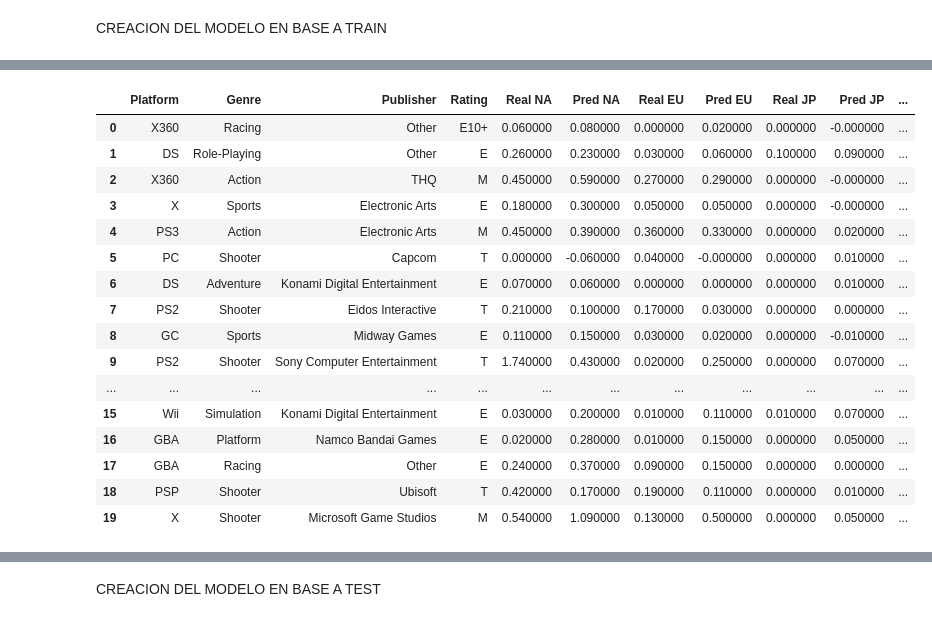
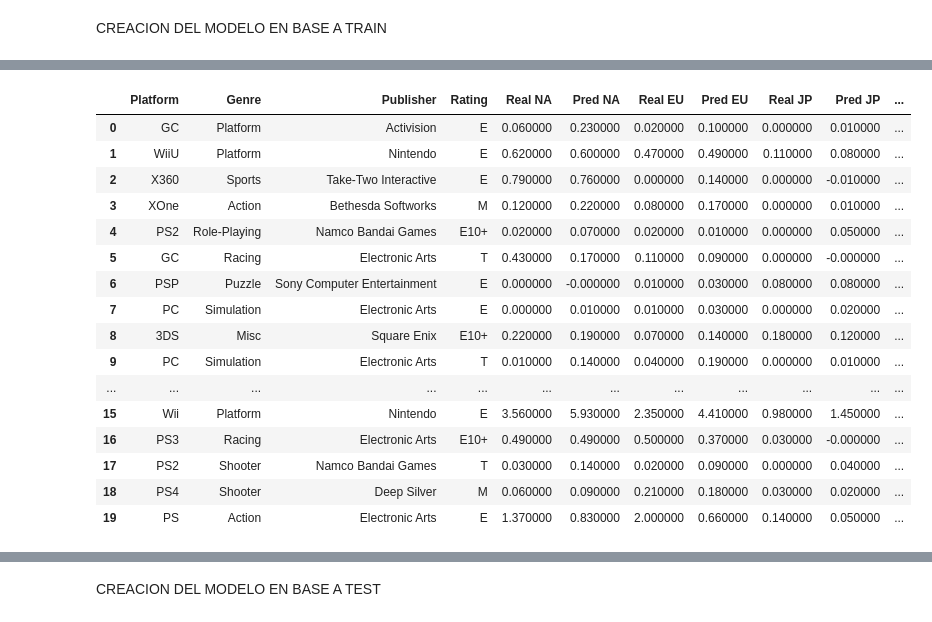
Before and after one commit to Zathiald/VideoGamePrediction_A01705403, a Jupyter notebook: VideoGamePredictionA01705403.ipynb, the cells around one changed output, grey strips where cells are left out. Drawn from its saved outputs; the diff is of its cells as text; code cells hidden in the pictures.

```diff
--- a/VideoGamePredictionA01705403.ipynb
+++ b/VideoGamePredictionA01705403.ipynb
@@ -254,6 +219,5 @@ X_train, X_test, y_train_reg, y_test_reg = train_test_split(
     X,
     y_reg,
     test_size=0.2,
-    random_state=42,
-    stratify=y_class
+    random_state=42
 )
@@ -465,15 +440,15 @@ CREACION DEL MODELO EN BASE A TRAIN
 
 regressor = MLPRegressor(
 
-    hidden_layer_sizes=(32, 16),
+    hidden_layer_sizes=(128, 64, 32),
 
     activation="relu",
 
     solver="adam",
 
-    alpha=0.1,
+    alpha=0.001,
 
-    learning_rate_init=0.0005,
+    learning_rate_init=0.001,
 
     max_iter=1000,
 
@@ -483,7 +458,7 @@ regressor = MLPRegressor(
 
     n_iter_no_change=20,
 
-    random_state=42,
+    random_state=42
 )
 
 # Entrenar red neuronal
@@ -600,12 +485,9 @@ y_pred_reg = scaler.inverse_transform(
     y_pred_reg_scaled
 )
 
-y_pred_reg = np.expm1(y_pred_reg)
-
-# ---------- CLASIFICACIÓN ----------
-
-y_pred_class = classifier.predict(
-    X_train_class
+# Solo ventas
+y_pred_reg[:,0:5] = np.expm1(
+    y_pred_reg[:,0:5]
 )
 # %%
 # ==========================================
@@ -617,19 +499,6 @@ train_original = vg_data.loc[
     y_train_reg.index
 ].copy()
 
-# Valores reales convertidos a texto
-critic_real_text = (
-    label_encoder.inverse_transform(
-        y_train_class.astype(int)
-    )
-)
-
-# Valores predichos convertidos a texto
-critic_pred_text = (
-    label_encoder.inverse_transform(
-        y_pred_class.astype(int)
-    )
-)
 
 # ==========================================
 # TABLA DE RESULTADOS
@@ -660,10 +529,8 @@ resultados = pd.DataFrame({
     "Real Global": np.expm1(y_train_reg["Global_Sales"].values),
     "Pred Global": y_pred_reg[:, 4],
 
-    # ---------- CLASIFICACIÓN ----------
-
-    "Real Critic": critic_real_text,
-    "Pred Critic": critic_pred_text
+    "Real Critic": y_train_reg["Critic_Score"].values,
+    "Pred Critic": y_pred_reg[:, 5]
 
 })
 
@@ -683,7 +550,10 @@ columnas_numericas = [
     "Pred Other",
 
     "Real Global",
-    "Pred Global"
+    "Pred Global",
+
+    "Real Critic",
+    "Pred Critic"
 ]
 
 resultados[columnas_numericas] = (
@@ -694,49 +564,49 @@ resultados[columnas_numericas] = (
 styled_results = (
 
     resultados.head(20).style
 
     .set_properties(**{
         "text-align": "center",
         "font-size": "10pt"
     })
 
     .set_table_styles([
         {
             "selector": "th",
             "props": [
                 ("background-color", "#1F4E78"),
                 ("color", "white"),
                 ("font-weight", "bold"),
                 ("text-align", "center")
             ]
         }
     ])
 
     .background_gradient(
         cmap="Blues",
         subset=columnas_numericas
     )
 )
 
 styled_results
 # %% [output]
 |  | Platform | Genre | Publisher | Rating | Real NA | Pred NA | Real EU | Pred EU | Real JP | Pred JP | ... |
-| 0 | X360 | Racing | Other | E10+ | 0.060000 | 0.080000 | 0.000000 | 0.020000 | 0.000000 | -0.000000 | ... |
-| 1 | DS | Role-Playing | Other | E | 0.260000 | 0.230000 | 0.030000 | 0.060000 | 0.100000 | 0.090000 | ... |
-| 2 | X360 | Action | THQ | M | 0.450000 | 0.590000 | 0.270000 | 0.290000 | 0.000000 | -0.000000 | ... |
-| 3 | X | Sports | Electronic Arts | E | 0.180000 | 0.300000 | 0.050000 | 0.050000 | 0.000000 | -0.000000 | ... |
-| 4 | PS3 | Action | Electronic Arts | M | 0.450000 | 0.390000 | 0.360000 | 0.330000 | 0.000000 | 0.020000 | ... |
-| 5 | PC | Shooter | Capcom | T | 0.000000 | -0.060000 | 0.040000 | -0.000000 | 0.000000 | 0.010000 | ... |
-| 6 | DS | Adventure | Konami Digital Entertainment | E | 0.070000 | 0.060000 | 0.000000 | 0.000000 | 0.000000 | 0.010000 | ... |
-| 7 | PS2 | Shooter | Eidos Interactive | T | 0.210000 | 0.100000 | 0.170000 | 0.030000 | 0.000000 | 0.000000 | ... |
-| 8 | GC | Sports | Midway Games | E | 0.110000 | 0.150000 | 0.030000 | 0.020000 | 0.000000 | -0.010000 | ... |
-| 9 | PS2 | Shooter | Sony Computer Entertainment | T | 1.740000 | 0.430000 | 0.020000 | 0.250000 | 0.000000 | 0.070000 | ... |
+| 0 | GC | Platform | Activision | E | 0.060000 | 0.230000 | 0.020000 | 0.100000 | 0.000000 | 0.010000 | ... |
+| 1 | WiiU | Platform | Nintendo | E | 0.620000 | 0.600000 | 0.470000 | 0.490000 | 0.110000 | 0.080000 | ... |
+| 2 | X360 | Sports | Take-Two Interactive | E | 0.790000 | 0.760000 | 0.000000 | 0.140000 | 0.000000 | -0.010000 | ... |
+| 3 | XOne | Action | Bethesda Softworks | M | 0.120000 | 0.220000 | 0.080000 | 0.170000 | 0.000000 | 0.010000 | ... |
+| 4 | PS2 | Role-Playing | Namco Bandai Games | E10+ | 0.020000 | 0.070000 | 0.020000 | 0.010000 | 0.000000 | 0.050000 | ... |
+| 5 | GC | Racing | Electronic Arts | T | 0.430000 | 0.170000 | 0.110000 | 0.090000 | 0.000000 | -0.000000 | ... |
+| 6 | PSP | Puzzle | Sony Computer Entertainment | E | 0.000000 | -0.000000 | 0.010000 | 0.030000 | 0.080000 | 0.080000 | ... |
+| 7 | PC | Simulation | Electronic Arts | E | 0.000000 | 0.010000 | 0.010000 | 0.030000 | 0.000000 | 0.020000 | ... |
+| 8 | 3DS | Misc | Square Enix | E10+ | 0.220000 | 0.190000 | 0.070000 | 0.140000 | 0.180000 | 0.120000 | ... |
+| 9 | PC | Simulation | Electronic Arts | T | 0.010000 | 0.140000 | 0.040000 | 0.190000 | 0.000000 | 0.010000 | ... |
 | ... | ... | ... | ... | ... | ... | ... | ... | ... | ... | ... | ... |
-| 15 | Wii | Simulation | Konami Digital Entertainment | E | 0.030000 | 0.200000 | 0.010000 | 0.110000 | 0.010000 | 0.070000 | ... |
-| 16 | GBA | Platform | Namco Bandai Games | E | 0.020000 | 0.280000 | 0.010000 | 0.150000 | 0.000000 | 0.050000 | ... |
-| 17 | GBA | Racing | Other | E | 0.240000 | 0.370000 | 0.090000 | 0.150000 | 0.000000 | 0.000000 | ... |
-| 18 | PSP | Shooter | Ubisoft | T | 0.420000 | 0.170000 | 0.190000 | 0.110000 | 0.000000 | 0.010000 | ... |
-| 19 | X | Shooter | Microsoft Game Studios | M | 0.540000 | 1.090000 | 0.130000 | 0.500000 | 0.000000 | 0.050000 | ... |
+| 15 | Wii | Platform | Nintendo | E | 3.560000 | 5.930000 | 2.350000 | 4.410000 | 0.980000 | 1.450000 | ... |
+| 16 | PS3 | Racing | Electronic Arts | E10+ | 0.490000 | 0.490000 | 0.500000 | 0.370000 | 0.030000 | -0.000000 | ... |
+| 17 | PS2 | Shooter | Namco Bandai Games | T | 0.030000 | 0.140000 | 0.020000 | 0.090000 | 0.000000 | 0.040000 | ... |
+| 18 | PS4 | Shooter | Deep Silver | M | 0.060000 | 0.090000 | 0.210000 | 0.180000 | 0.030000 | 0.020000 | ... |
+| 19 | PS | Action | Electronic Arts | E | 1.370000 | 0.830000 | 2.000000 | 0.660000 | 0.140000 | 0.050000 | ... |
 # %%
 # ==========================================
 # VARIABLES DE REGRESIÓN
```
Also changed, not shown: parts of 27 cells of this notebook, 4 other files.
